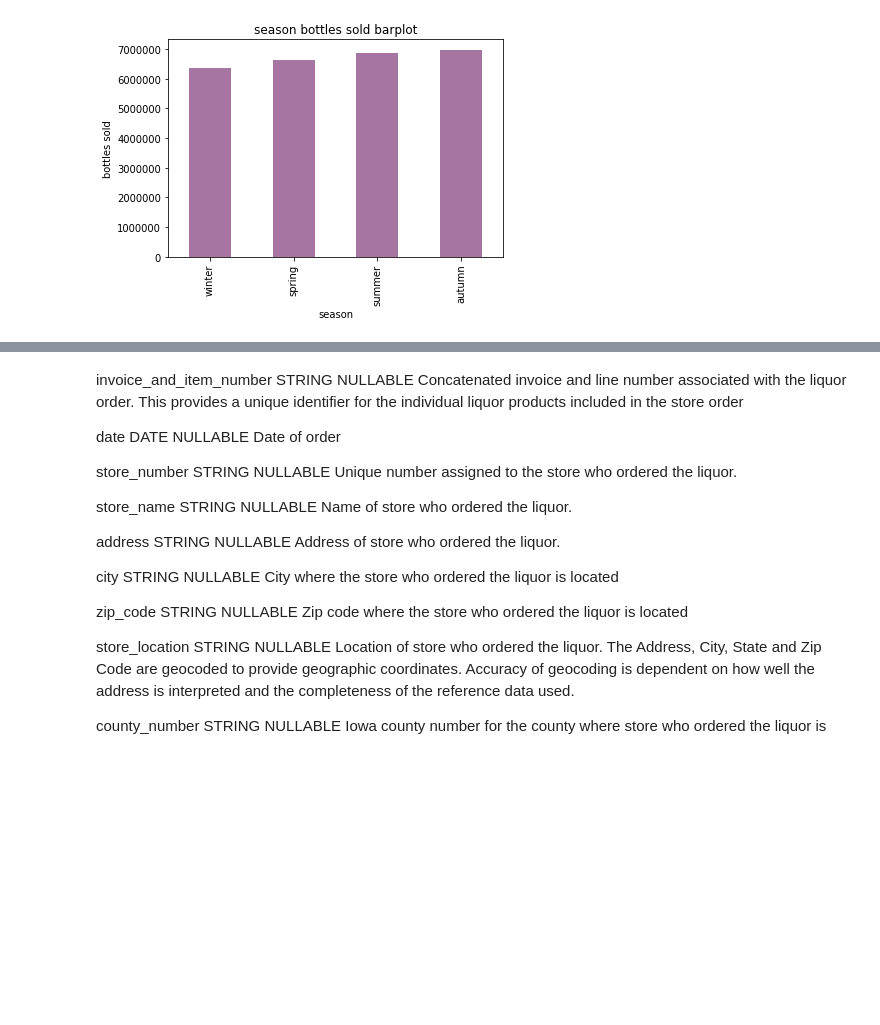
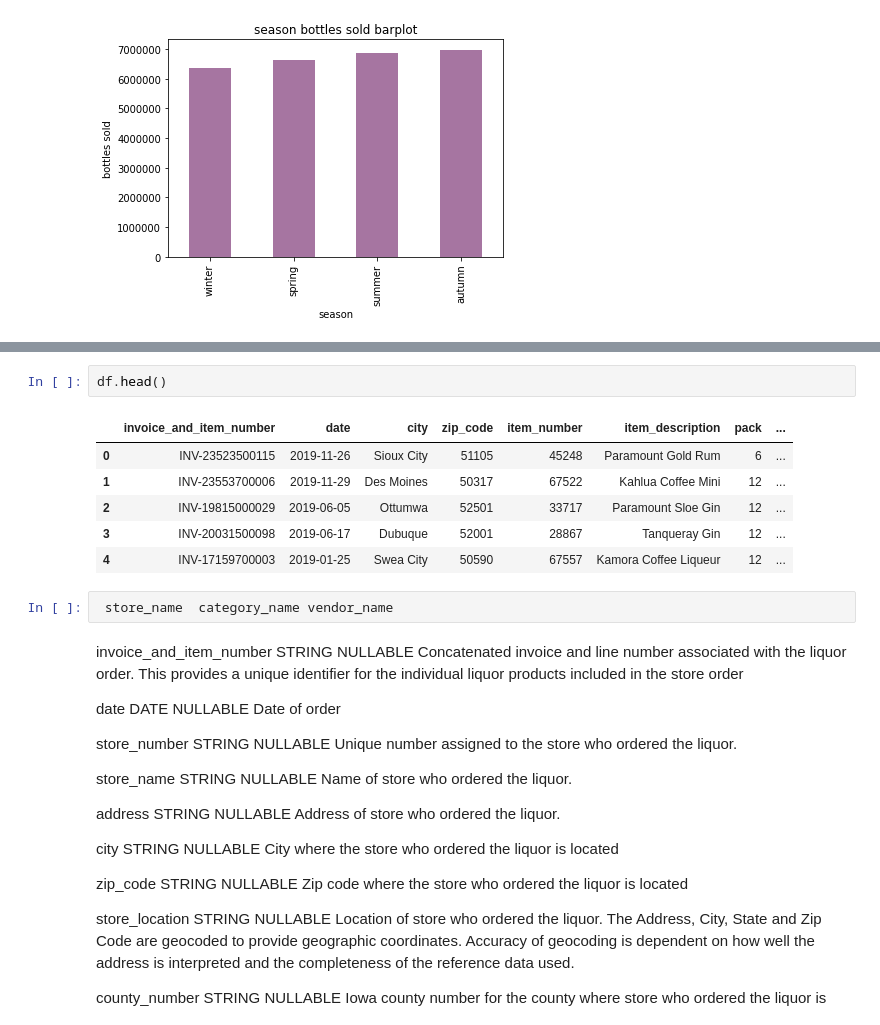
Before and after one commit to krawch1989/iowa_liquor_sales, a Jupyter notebook: main_iowa_liquor.ipynb, the cells around one changed output, grey strips where cells are left out. Drawn from its saved outputs; the diff is of its cells as text; blank space fills up the shorter version.

```diff
--- a/main_iowa_liquor.ipynb
+++ b/main_iowa_liquor.ipynb
@@ -220,3 +253,14 @@ plt.ylabel('bottles sold');
+# %%
+df.head()
+# %% [output]
+|  | invoice_and_item_number | date | city | zip_code | item_number | item_description | pack | ... |
+| 0 | INV-23523500115 | 2019-11-26 | Sioux City | 51105 | 45248 | Paramount Gold Rum | 6 | ... |
+| 1 | INV-23553700006 | 2019-11-29 | Des Moines | 50317 | 67522 | Kahlua Coffee Mini | 12 | ... |
+| 2 | INV-19815000029 | 2019-06-05 | Ottumwa | 52501 | 33717 | Paramount Sloe Gin | 12 | ... |
+| 3 | INV-20031500098 | 2019-06-17 | Dubuque | 52001 | 28867 | Tanqueray Gin | 12 | ... |
+| 4 | INV-17159700003 | 2019-01-25 | Swea City | 50590 | 67557 | Kamora Coffee Liqueur | 12 | ... |
+# %%
+ store_name  category_name vendor_name
 # %% [markdown]
 invoice_and_item_number	STRING	NULLABLE	Concatenated invoice and line number associated with the liquor order. This provides a unique identifier for the individual liquor products included in the store order
 
```
Also changed, not shown: parts of 3 cells of this notebook.
